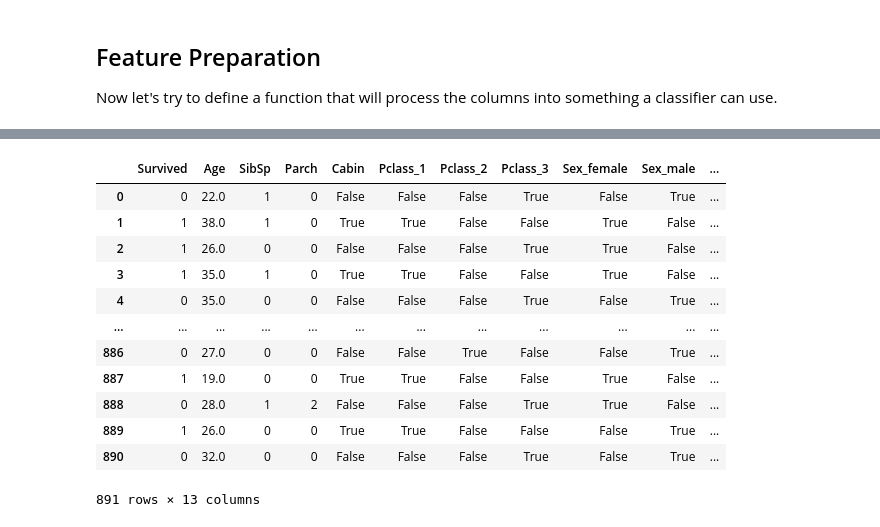
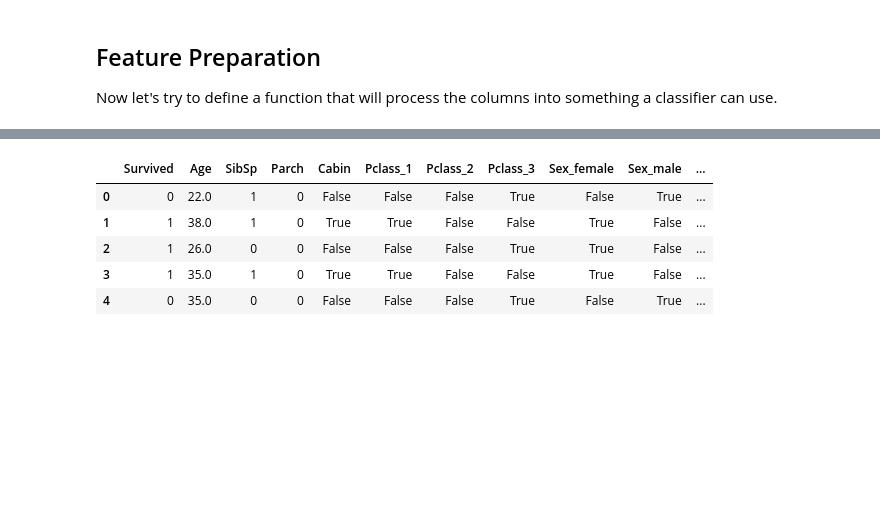
Before and after one commit to asuratos/kaggle, a Jupyter notebook: titanic-attempt.ipynb, the cells around one changed output, grey strips where cells are left out. Drawn from its saved outputs; the diff is of its cells as text; code cells hidden in the pictures; blank space fills up the shorter version.

```diff
--- a/titanic-attempt.ipynb
+++ b/titanic-attempt.ipynb
@@ -219,21 +212,14 @@ def prepare_features(df):
     return df
 # %%
 train_features = prepare_features(train_data)
-train_features
+train_features.head()
 # %% [output]
 |  | Survived | Age | SibSp | Parch | Cabin | Pclass_1 | Pclass_2 | Pclass_3 | Sex_female | Sex_male | ... |
 | 0 | 0 | 22.0 | 1 | 0 | False | False | False | True | False | True | ... |
 | 1 | 1 | 38.0 | 1 | 0 | True | True | False | False | True | False | ... |
 | 2 | 1 | 26.0 | 0 | 0 | False | False | False | True | True | False | ... |
 | 3 | 1 | 35.0 | 1 | 0 | True | True | False | False | True | False | ... |
 | 4 | 0 | 35.0 | 0 | 0 | False | False | False | True | False | True | ... |
-| ... | ... | ... | ... | ... | ... | ... | ... | ... | ... | ... | ... |
-| 886 | 0 | 27.0 | 0 | 0 | False | False | True | False | False | True | ... |
-| 887 | 1 | 19.0 | 0 | 0 | True | True | False | False | True | False | ... |
-| 888 | 0 | 28.0 | 1 | 2 | False | False | False | True | True | False | ... |
-| 889 | 1 | 26.0 | 0 | 0 | True | True | False | False | False | True | ... |
-| 890 | 0 | 32.0 | 0 | 0 | False | False | False | True | False | True | ... |
-891 rows × 13 columns
 # %%
 train_features = prepare_features(train_data)
 test_features = prepare_features(test_data)
```
Also changed, not shown: parts of 5 cells of this notebook.
